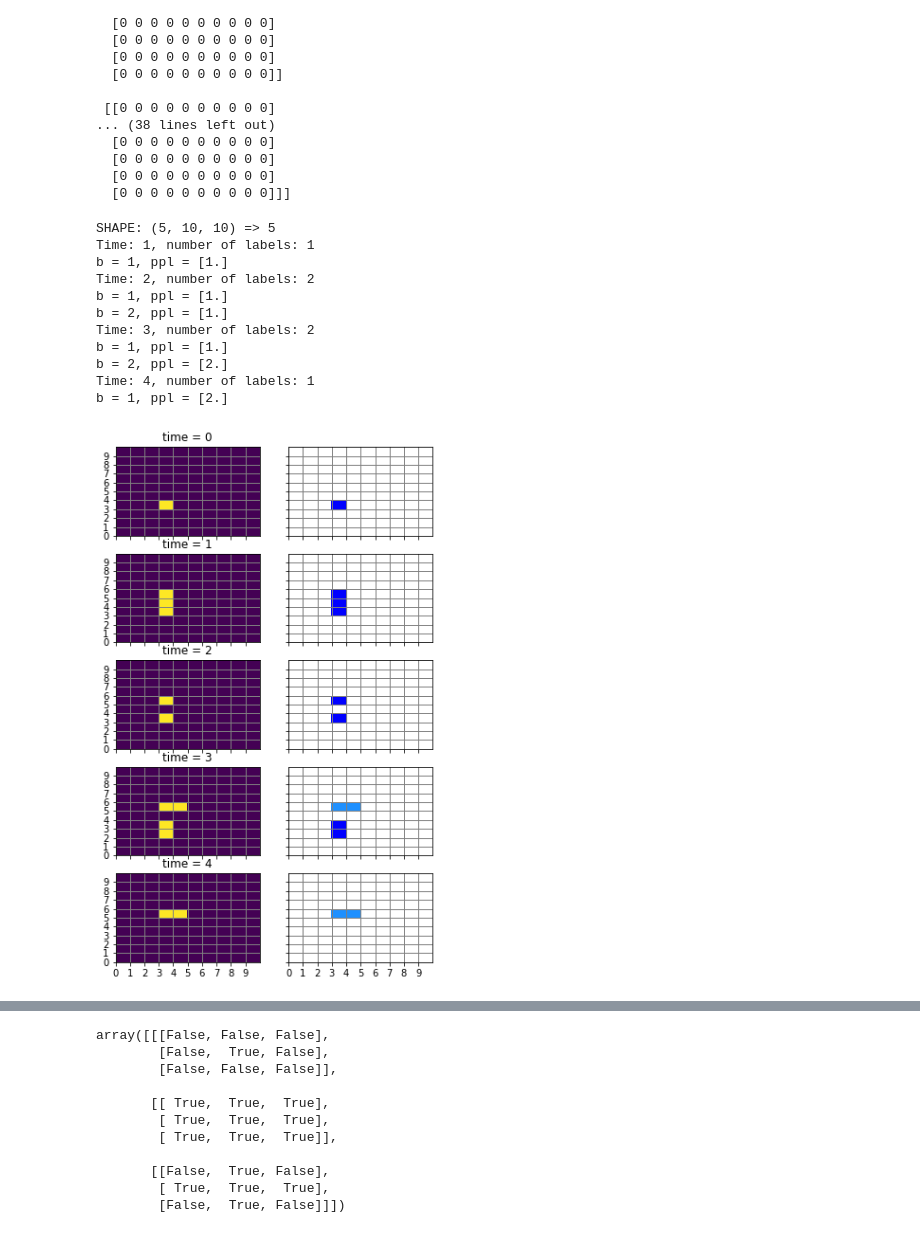
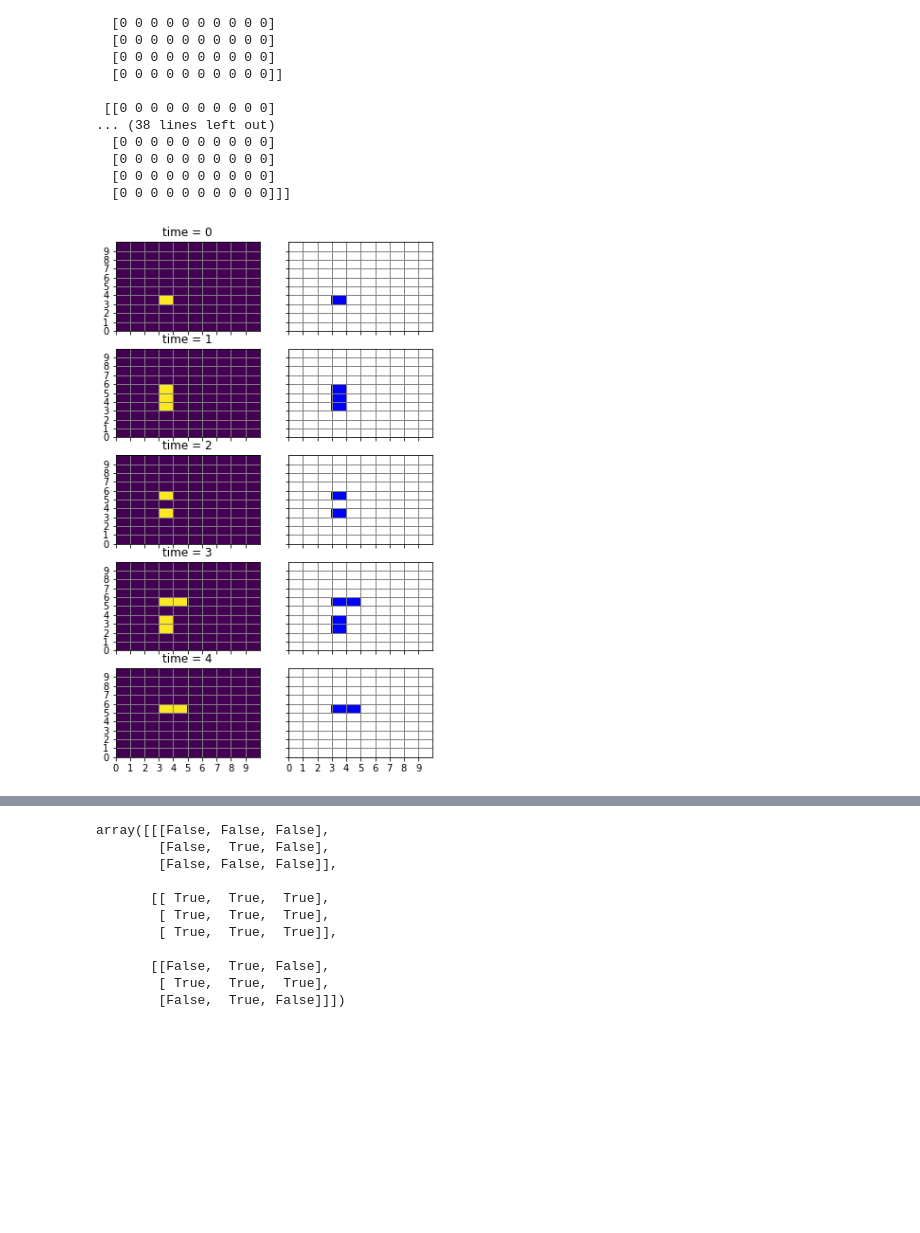
Before and after one commit to brianpm/cre_pex, a Jupyter notebook: tracker_explainer.ipynb, the cells around one changed output, grey strips where cells are left out. Saved outputs shown, nothing was run; the diff lists cells and outputs as text; code cells hidden in the pictures; blank space fills up the shorter version.

Commit message:
Expanded tracking module, tested different connection matrix.

```diff
--- a/tracker_explainer.ipynb
+++ b/tracker_explainer.ipynb
@@ -13,7 +13,13 @@ tqdm().pandas()
 # %%
 from scipy.ndimage import label, generate_binary_structure
 def alt_get_labels3d_np(da, crit):
-    """Label events through time. (numpy array)"""
+    """Label events through time. (numpy array)
+
+    This version uses a specific structure matrix that
+    is equivalent to specifying overlap in time.
+    The difference from using a default generate_binary_structure(3, 2)
+    matrix is that it handles merging/splitting a little more aggressively.
+    """
     mask = np.where(da >= crit, 1, 0)
     assert len(mask.shape) == 3  # has to be time,lat,lon
     structure_matrix = np.array([[[False,  False, False],
@@ -94,8 +103,10 @@ example01[0, 5, 3] = 1
 example01[1, [3,4], [3,4]] = 1
 example01[[2,3], [4], [4]] = 1
 
-labs, numb = dt.get_labels_np(example01, 1)
-labs = stitchLabels(labs)
+# labs, numb = dt.get_labels_np(example01, 1)
+# labs = stitchLabels(labs)
+labs, numb = alt_get_labels3d_np(example01, 1)
+
 
 # create discrete colormap
 cmap = colors.ListedColormap(['white', 'blue', 'dodgerblue', 'red', 'firebrick'])
@@ -146,39 +149,29 @@ print(labs)
 # %%
 example02 = np.zeros((5,10,10))  # time, x, y
 example02[0, 3, 3] = 1
 example02[1, [3,4,5], 3] = 1
 example02[2, [3,5], 3] = 1
 example02[3, [2,3], 3] = 1
 example02[3:, 5, [3,4]] = 1
 
-labs, numb = dt.get_labels_np(example02, 1)
-labs = stitchLabels(labs)
+# labs, numb = dt.get_labels_np(example02, 1)
+# labs = stitchLabels(labs)
 
+labs, numb = alt_get_labels3d_np(example02, 1)
 
 # create discrete colormap
 cmap = colors.ListedColormap(['white', 'blue', 'dodgerblue', 'red', 'firebrick'])
 bounds = [0,1,2,3,4,5]
 norm = colors.BoundaryNorm(bounds, cmap.N)
 
 fig, ax = plt.subplots(figsize=(6,10),nrows=5, ncols=2, sharey=True, sharex=True)
 for i in range(5):
     ax[i,0].pcolormesh(example02[i,:,:])
     ax[i,1].pcolormesh(labs[i,:,:], cmap=cmap, norm=norm)
     ax[i,0].set_title(f"time = {i}")
 
 [a.grid(which='major', axis='both', linestyle='-', color='gray', linewidth=1) for a in ax.ravel()]
 [a.set_xticks(np.arange(0, 10, 1)) for a in ax.ravel() ]
 [a.set_yticks(np.arange(0, 10, 1)) for a in ax.ravel()];
 # %% [output]
-SHAPE: (5, 10, 10) => 5
-Time: 1, number of labels: 1
-b = 1, ppl = [1.]
-Time: 2, number of labels: 2
-b = 1, ppl = [1.]
-b = 2, ppl = [1.]
-Time: 3, number of labels: 2
-b = 1, ppl = [1.]
-b = 2, ppl = [2.]
-Time: 4, number of labels: 1
-b = 1, ppl = [2.]
-[figure, old version]
+[figure, new version]
```
Also changed, not shown: parts of 7 cells of this notebook, 2 other files.
